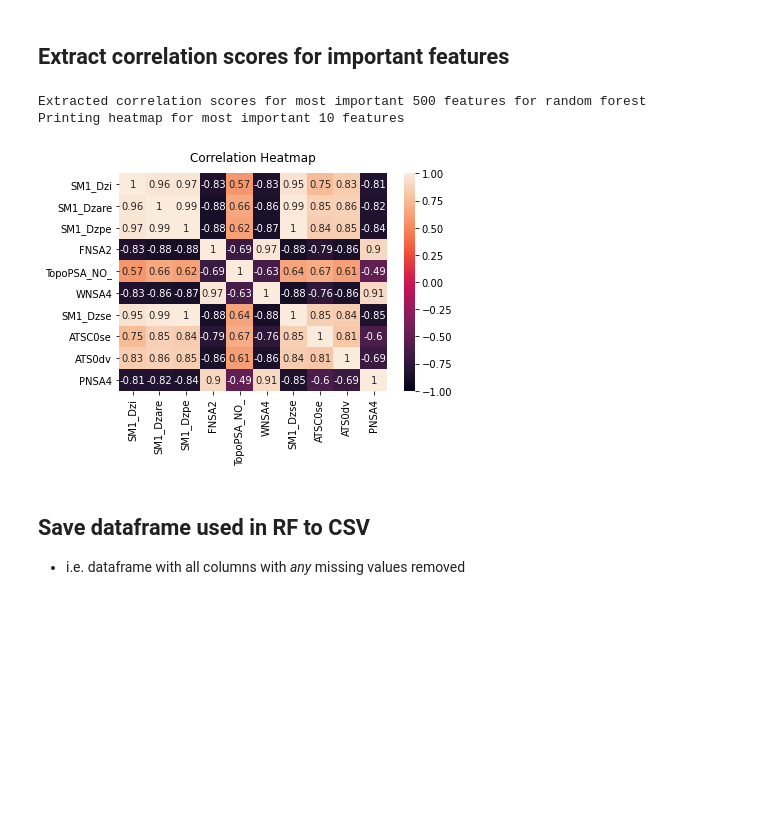
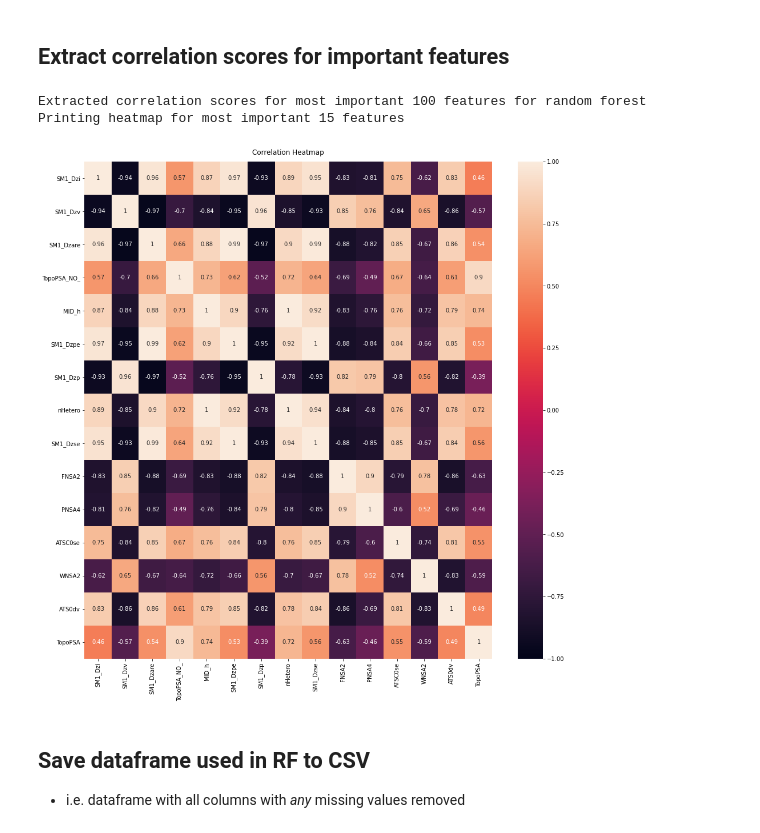
Before and after one commit to Zoya-Anwar/PythonSmellClassifiers-Mark, a Jupyter notebook: smell-classifier.py.ipynb, the cells around one changed output. Drawn from its saved outputs; the diff is of its cells as text; code cells hidden in the pictures; blank space fills up the shorter version.

```diff
--- a/smell-classifier.py.ipynb
+++ b/smell-classifier.py.ipynb
@@ -423,0 +396,2 @@ weighted avg       0.94      0.94      0.94       173
+# %%
+optimiseImportance(clf, X_train_rf, X_test_rf, y_train_rf, y_test_rf)
@@ -423,0 +419,6 @@ weighted avg       0.94      0.94      0.94       173
+# %%
+X_train_rf, X_test_rf, clf = handle_importance(clf,
+                                               X_train_rf,
+                                               X_test_rf,
+                                               threshold=-1,
+                                               n=100)
@@ -435,21 +474,21 @@ Parameters currently in use:
 # Use the grid to search for best hyperparameters
 # Takes ~ 5 minutes to run
 
-# Number of trees in random forest - manual testing 100-1000
-n_estimators = [100, 500, 1000]
-# # Maximum number of levels in tree
-max_depth = [None, 10, 20, 40, 50]
+# Number of trees in random forest
+n_estimators = [int(x) for x in np.linspace(start = 10, stop = 2000, num = 50)]
+# Maximum number of levels in tree
+max_depth = [int(x) for x in np.linspace(10, 20, num = 50)]
 max_depth.append(None)
 # Minimum number of samples required to split a node
-min_samples_split = [2, 5, 10]
+min_samples_split = [2, 5, 10, 15, 20, 40, 60, 100]
 # Minimum number of samples required at each leaf node
-min_samples_leaf = [1, 2, 3]
-# # Method of selecting samples for training each tree
+min_samples_leaf = [1, 2, 3, 4, 5, 10]
+# Method of selecting samples for training each tree
 bootstrap = [True, False]
 # Criterion
 criterion = ['gini', 'entropy']
 
-# Create the grid
+# Create the random grid
 random_grid = {'n_estimators': n_estimators,
                'max_depth': max_depth,
                'min_samples_split': min_samples_split,
@@ -457,16 +496,15 @@ random_grid = {'n_estimators': n_estimators,
                'bootstrap': bootstrap,
                'criterion': criterion}
 
-
 # Random search of parameters, using 5 fold cross validation,
-# search across 100 different combinations, and use all available cores
-rf_random = GridSearchCV(estimator=clf, scoring="roc_auc", param_grid = random_grid, cv = 10, verbose=2, n_jobs = -1)
+# search across 500 different combinations, and use all available cores
+rf_random = RandomizedSearchCV(estimator=clf, param_distributions = random_grid, n_iter = 500, cv = 5, verbose=1, random_state=SEED, n_jobs = -1)
 # Fit the random search model
 rf_random.fit(X_train_rf, y_train_rf)
 
 # Print best paramaters
 print(rf_random.best_params_)
 
-print("Optimised test performance of Random Forest")
+print("Hyperparamater tuned test performance of Random Forest")
 test_model(rf_random.best_estimator_, y_test_rf, X_test_rf)
 # %% [output]
@@ -511,11 +550,11 @@ rf_random.best_estimator_.get_params()
 # %%
-tuned_rf= RandomForestClassifier(n_estimators=1000,
-                                 min_samples_split=5,
+tuned_rf= RandomForestClassifier(n_estimators=294,
+                                 min_samples_split=10,
                                  min_samples_leaf=1,
                                  max_features='sqrt',
-                                 max_depth=None,
+                                 max_depth=12,
                                  criterion='gini',
-                                 bootstrap=True,
-                                 random_state=0)
+                                 bootstrap=False,
+                                 random_state=SEED)
 tuned_rf.fit(X_train_rf, y_train_rf)
 # %% [output]
@@ -540,11 +581,11 @@ weighted avg       0.94      0.94      0.94       173
 # %% [markdown]
 ## Extract correlation scores for important features
 # %%
-corrs_important_features(tuned_rf, X_test_rf, "random forest", 500)
+corrs_important_features(tuned_rf, X_test_rf, "random forest", 100, heatmap=15)
 # %% [output]
-Extracted correlation scores for most important 500 features for random forest
-Printing heatmap for most important 10 features
+Extracted correlation scores for most important 100 features for random forest
+Printing heatmap for most important 15 features
-[figure, old version]
+[figure, new version]
 # %% [markdown]
 ## Save dataframe used in RF to CSV
 - i.e. dataframe with all columns with *any* missing values removed
```
Also changed, not shown: parts of 83 cells of this notebook, 5 other files.
